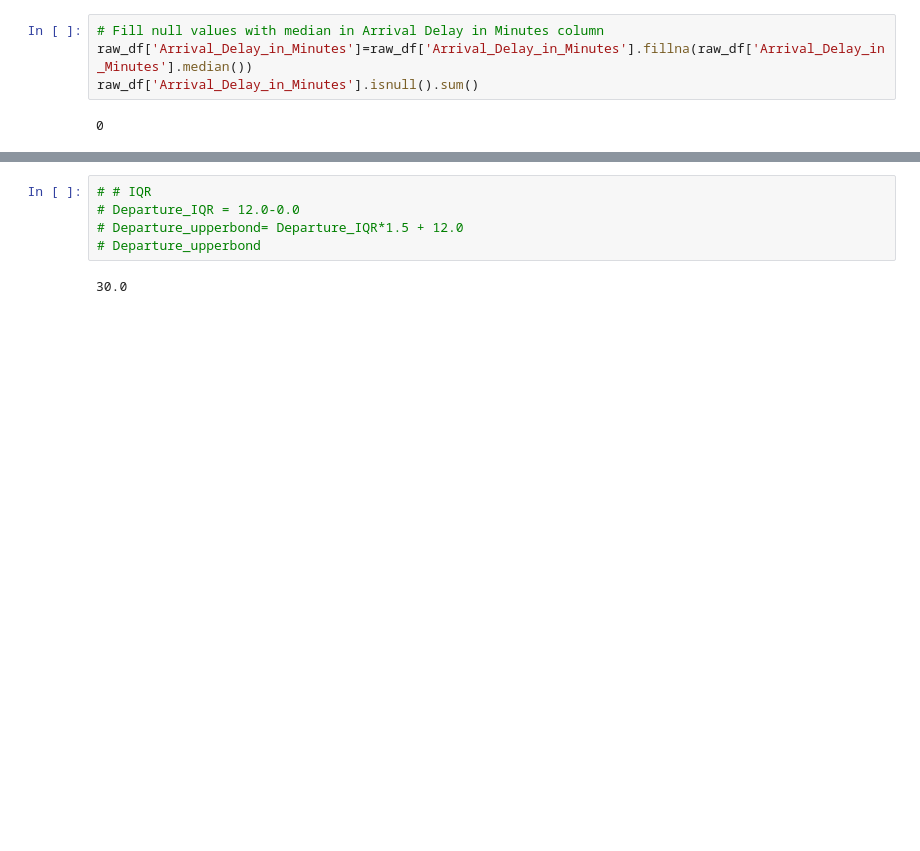
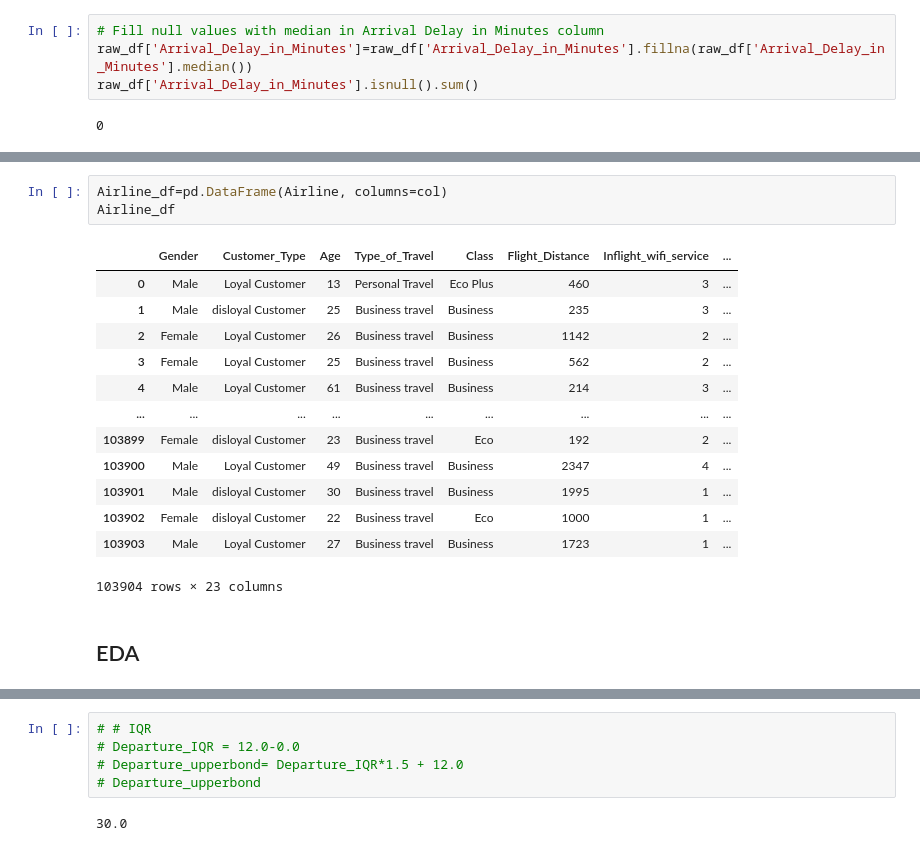
Before and after one commit to speplinski3/G3_Santander_Customer_Satisfaction, a Jupyter notebook: Airline_Customer_Satisfaction_ML_Wuyang.ipynb, the cells around one changed output, grey strips where cells are left out. Saved outputs shown, nothing was run; the diff lists cells and outputs as text; blank space fills up the shorter version.

```diff
--- a/Airline_Customer_Satisfaction_ML_Wuyang.ipynb
+++ b/Airline_Customer_Satisfaction_ML_Wuyang.ipynb
@@ -112,2 +172,21 @@ raw_df['Arrival_Delay_in_Minutes'].isnull().sum()
+# %%
+Airline_df=pd.DataFrame(Airline, columns=col)
+Airline_df
+# %% [output]
+|  | Gender | Customer_Type | Age | Type_of_Travel | Class | Flight_Distance | Inflight_wifi_service | ... |
+| 0 | Male | Loyal Customer | 13 | Personal Travel | Eco Plus | 460 | 3 | ... |
+| 1 | Male | disloyal Customer | 25 | Business travel | Business | 235 | 3 | ... |
+| 2 | Female | Loyal Customer | 26 | Business travel | Business | 1142 | 2 | ... |
+| 3 | Female | Loyal Customer | 25 | Business travel | Business | 562 | 2 | ... |
+| 4 | Male | Loyal Customer | 61 | Business travel | Business | 214 | 3 | ... |
+| ... | ... | ... | ... | ... | ... | ... | ... | ... |
+| 103899 | Female | disloyal Customer | 23 | Business travel | Eco | 192 | 2 | ... |
+| 103900 | Male | Loyal Customer | 49 | Business travel | Business | 2347 | 4 | ... |
+| 103901 | Male | disloyal Customer | 30 | Business travel | Business | 1995 | 1 | ... |
+| 103902 | Female | disloyal Customer | 22 | Business travel | Eco | 1000 | 1 | ... |
+| 103903 | Male | Loyal Customer | 27 | Business travel | Business | 1723 | 1 | ... |
+103904 rows × 23 columns
+# %% [markdown]
+## EDA
 # %%
 # Describe the dataframe
```
Also changed, not shown: parts of 12 cells of this notebook.
